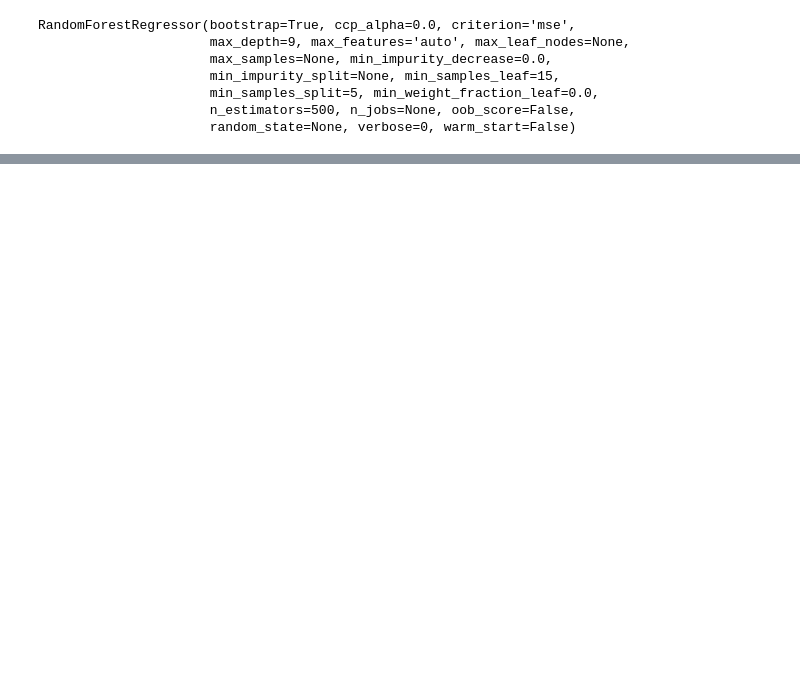
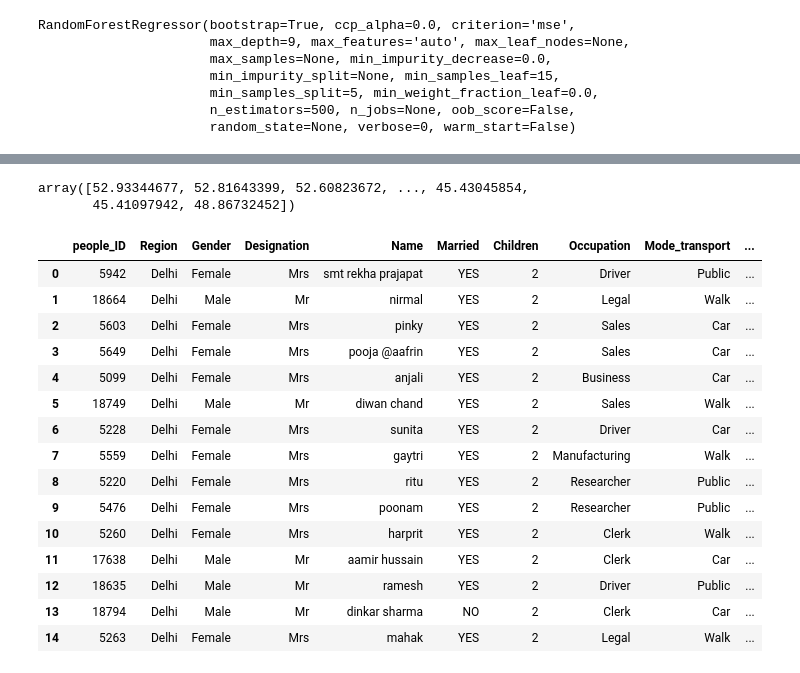
Before and after one commit to kartik-kumar71/Flipr-Hackathon-Hiring-Program-4.0---Machine-Learning-Task, a Jupyter notebook: COVID_ML_final.ipynb, the cells around one changed output, grey strips where cells are left out. Drawn from its saved outputs; the diff is of its cells as text; code cells hidden in the pictures; blank space fills up the shorter version.

```diff
--- a/COVID_ML_final.ipynb
+++ b/COVID_ML_final.ipynb
@@ -128,0 +207,3 @@ mean_absolute_error(y_test,model.predict(X_test))
+# %%
+for i in categorical_columns:
+  df_test_sub[i] = df_test_sub[i].cat.codes
@@ -128,0 +219,30 @@ mean_absolute_error(y_test,model.predict(X_test))
+# %%
+X_t = df_test_sub.values
+# %%
+X_t = sc.transform(X_t)
+# %%
+reg.predict(X_t)
+# %% [output]
+array([52.93344677, 52.81643399, 52.60823672, ..., 45.43045854,
+       45.41097942, 48.86732452])
+# %%
+df_test['Infect_prob'] = reg.predict(X_t)
+# %%
+df_test.head(15)
+# %% [output]
+|  | people_ID | Region | Gender | Designation | Name | Married | Children | Occupation | Mode_transport | ... |
+| 0 | 5942 | Delhi | Female | Mrs | smt rekha prajapat | YES | 2 | Driver | Public | ... |
+| 1 | 18664 | Delhi | Male | Mr | nirmal | YES | 2 | Legal | Walk | ... |
+| 2 | 5603 | Delhi | Female | Mrs | pinky | YES | 2 | Sales | Car | ... |
+| 3 | 5649 | Delhi | Female | Mrs | pooja @aafrin | YES | 2 | Sales | Car | ... |
+| 4 | 5099 | Delhi | Female | Mrs | anjali | YES | 2 | Business | Car | ... |
+| 5 | 18749 | Delhi | Male | Mr | diwan chand | YES | 2 | Sales | Walk | ... |
+| 6 | 5228 | Delhi | Female | Mrs | sunita | YES | 2 | Driver | Car | ... |
+| 7 | 5559 | Delhi | Female | Mrs | gaytri | YES | 2 | Manufacturing | Walk | ... |
+| 8 | 5220 | Delhi | Female | Mrs | ritu | YES | 2 | Researcher | Public | ... |
+| 9 | 5476 | Delhi | Female | Mrs | poonam | YES | 2 | Researcher | Public | ... |
+| 10 | 5260 | Delhi | Female | Mrs | harprit | YES | 2 | Clerk | Walk | ... |
+| 11 | 17638 | Delhi | Male | Mr | aamir hussain | YES | 2 | Clerk | Car | ... |
+| 12 | 18635 | Delhi | Male | Mr | ramesh | YES | 2 | Driver | Public | ... |
+| 13 | 18794 | Delhi | Male | Mr | dinkar sharma | NO | 2 | Clerk | Car | ... |
+| 14 | 5263 | Delhi | Female | Mrs | mahak | YES | 2 | Legal | Walk | ... |
```
Also changed, not shown: parts of 29 cells of this notebook, 1 other file.
